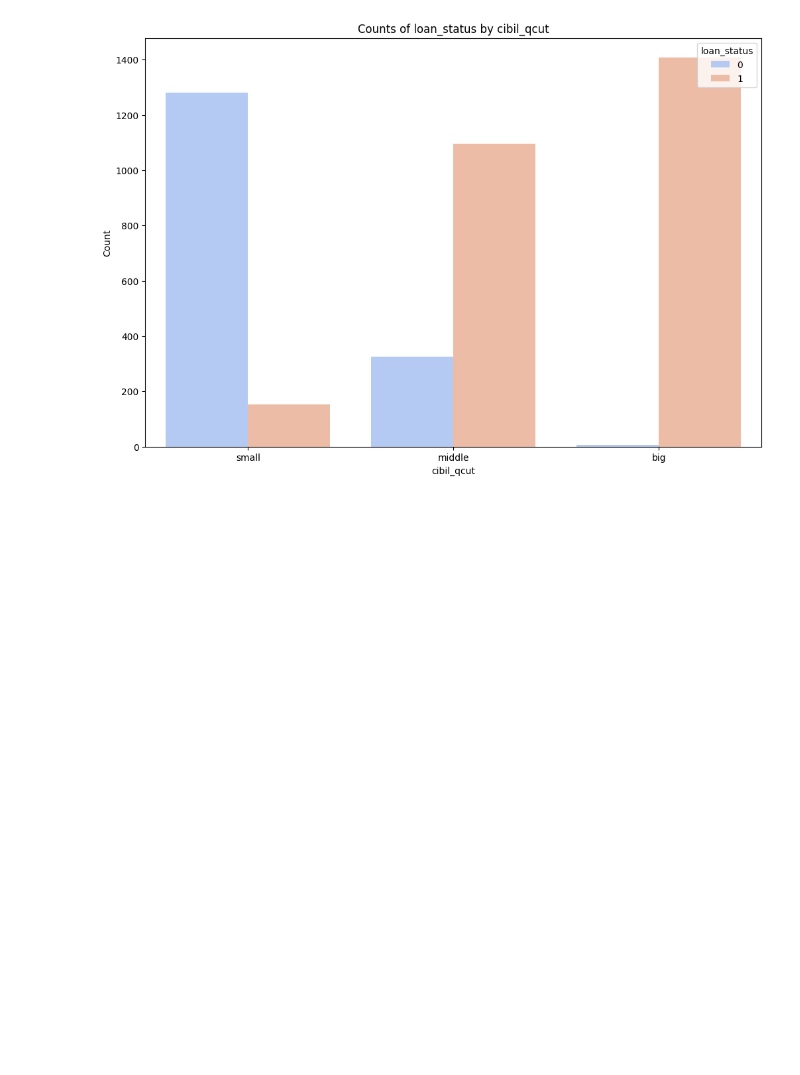
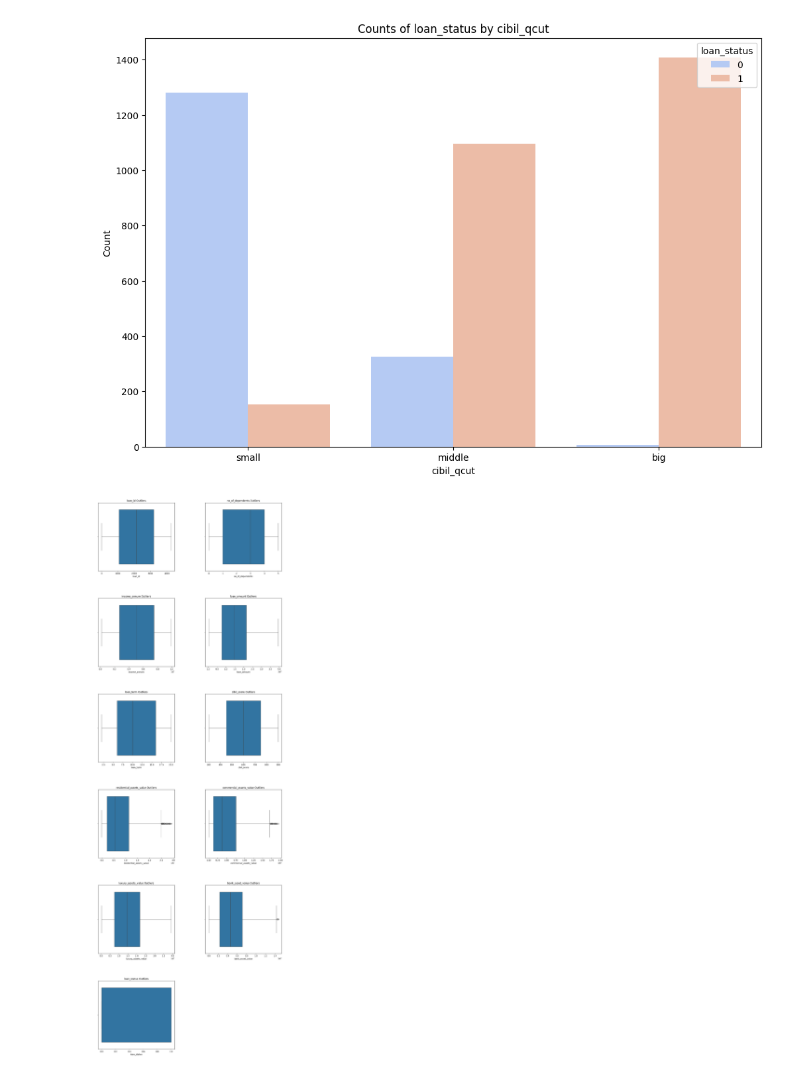
Before and after one commit to oguzhankir/ML_engineer_case, a Jupyter notebook: notebooks/data_analysis.ipynb, the cells around one changed output. Cells and saved outputs as stored; diff of their text form; code cells hidden in the pictures; blank space fills up the shorter version.

```diff
--- a/notebooks/data_analysis.ipynb
+++ b/notebooks/data_analysis.ipynb
@@ -215,3 +229,26 @@ df["cibil_qcut"] = pd.qcut(df["cibil_score"], 3, labels=["small", "middle", "big
 plot_grouped(df, "cibil_qcut", "loan_status")
 # %% [output]
 [figure]
+# %%
+# some columns contain outliers. It may have something to do with those who have a low Cibil score and are accepted, or those who have a high Cibil score and are rejected.
+def plot_outliers(df, columns):
+    num_cols = 2
+    num_rows = (len(columns) + 1) // num_cols
+
+    fig, axes = plt.subplots(num_rows, num_cols, figsize=(16, num_rows * 8))
+    fig.subplots_adjust(hspace=0.4, wspace=0.4)
+    axes = axes.flatten()
+
+    for idx, column in enumerate(columns):
+        sns.boxplot(data=df, x=column, ax=axes[idx])
+        axes[idx].set_title(f"{column} Outliers")
+
+    for j in range(idx + 1, len(axes)):
+        fig.delaxes(axes[j])
+
+    plt.show()
+
+
+plot_outliers(df, df.select_dtypes(["int", "float"]).columns.tolist())
+# %% [output]
+[figure, added]
```
Also changed, not shown: parts of 8 cells of this notebook, 36 other files.
